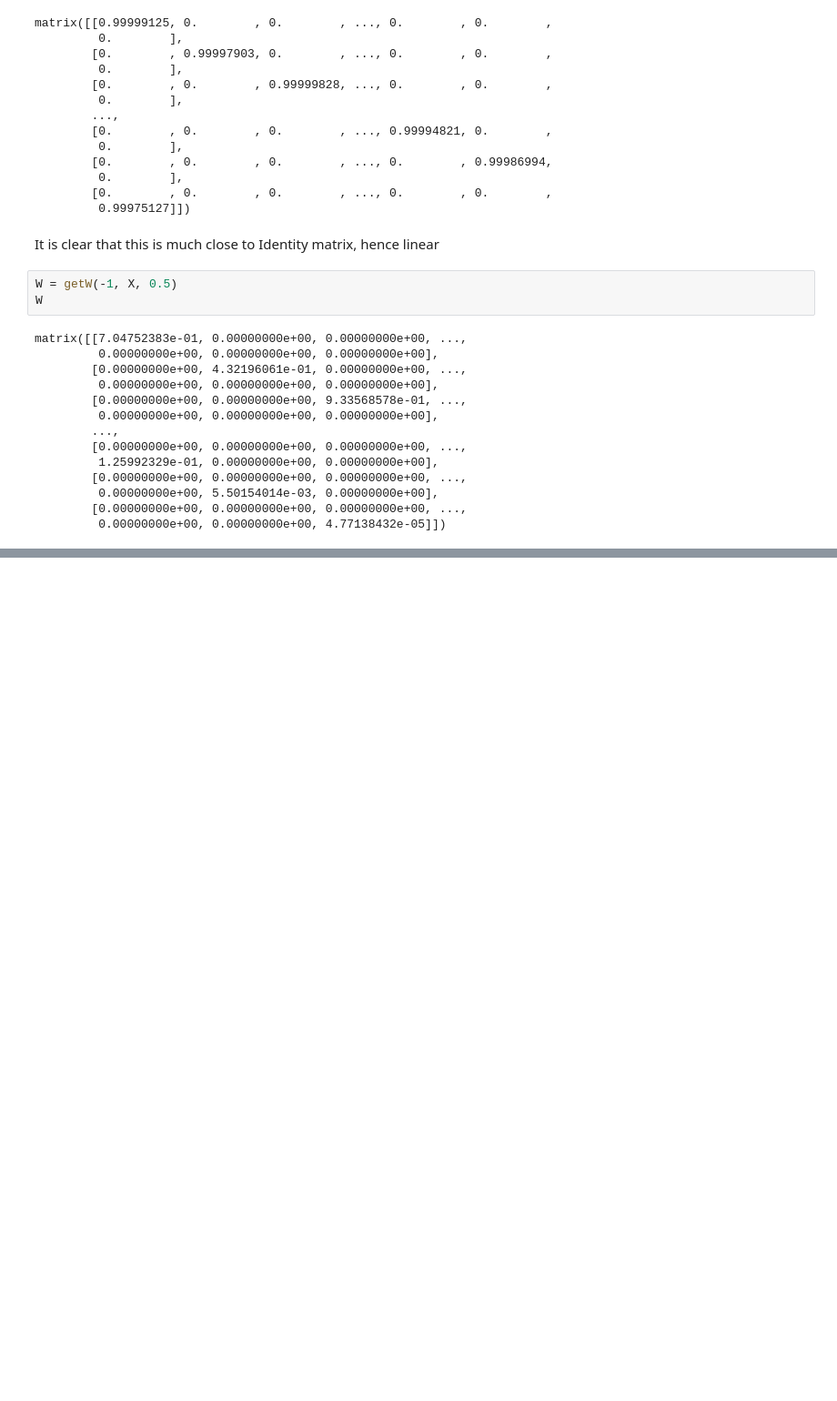
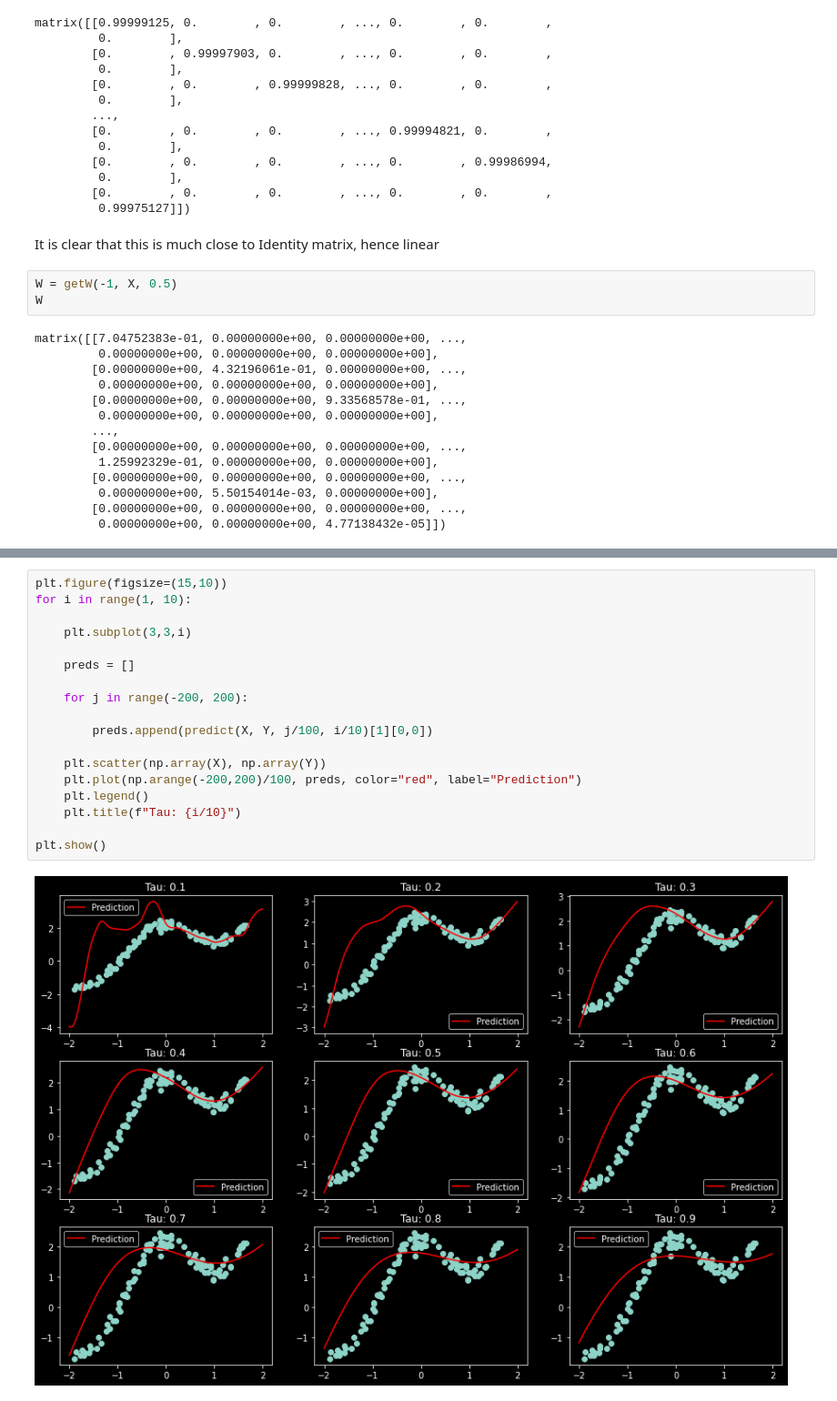
Before and after one commit to utkarshgupta2504/Data-Science, a Jupyter notebook: Locally Weighted Regression/LOWESSimplementation.ipynb, the cells around one changed output, grey strips where cells are left out. Shown: that part at 91% size. Drawn from its saved outputs; the diff is of its cells as text; blank space fills up the shorter version.

```diff
--- a/Locally Weighted Regression/LOWESSimplementation.ipynb
+++ b/Locally Weighted Regression/LOWESSimplementation.ipynb
@@ -134,0 +206,20 @@ matrix([[7.04752383e-01, 0.00000000e+00, 0.00000000e+00, ...,
+# %%
+plt.figure(figsize=(15,10))
+for i in range(1, 10):
+
+    plt.subplot(3,3,i)
+
+    preds = []
+
+    for j in range(-200, 200):
+
+        preds.append(predict(X, Y, j/100, i/10)[1][0,0])
+
+    plt.scatter(np.array(X), np.array(Y))
+    plt.plot(np.arange(-200,200)/100, preds, color="red", label="Prediction")
+    plt.legend()
+    plt.title(f"Tau: {i/10}")
+
+plt.show()
+# %% [output]
+[figure, added]
```
Also changed, not shown: parts of 15 cells of this notebook.
